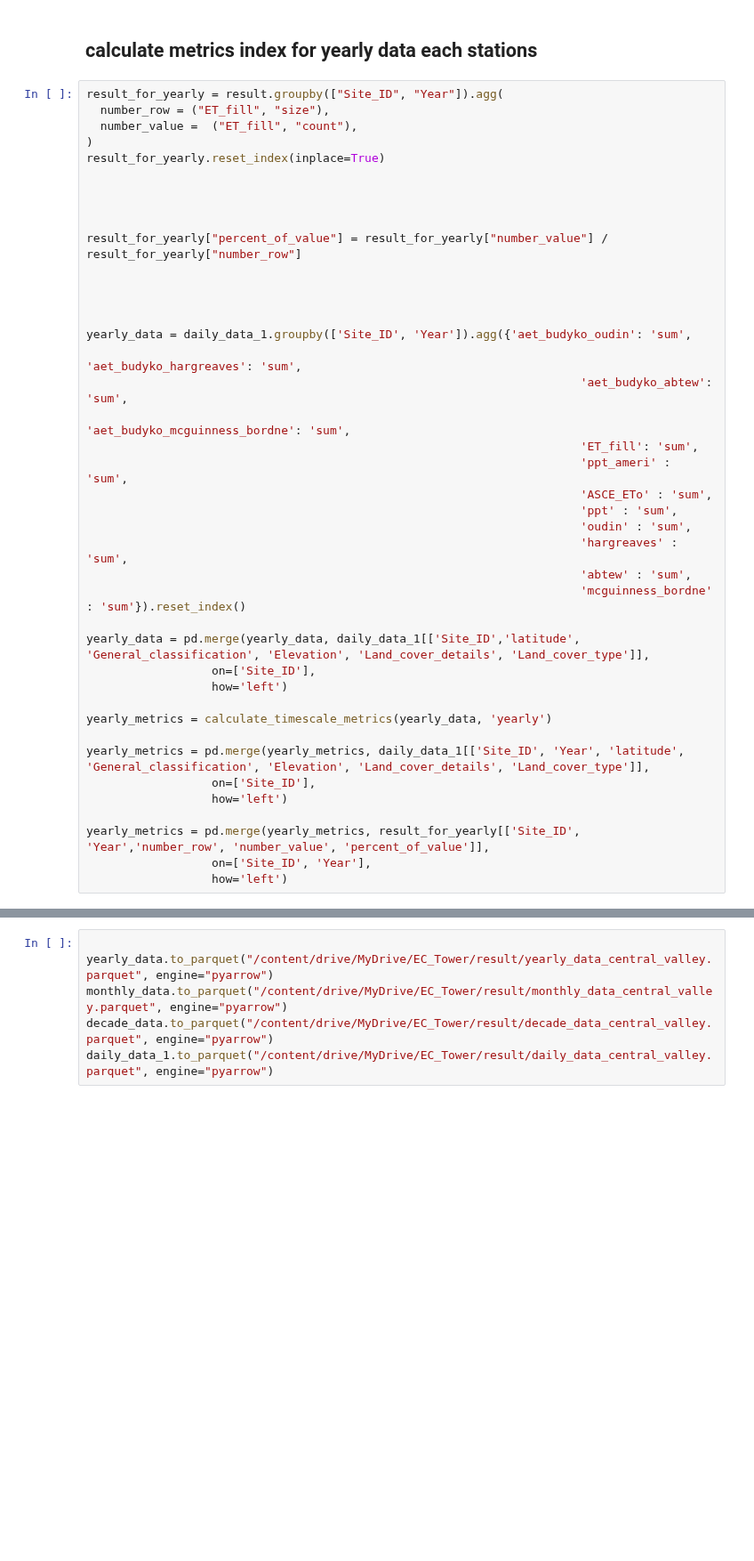
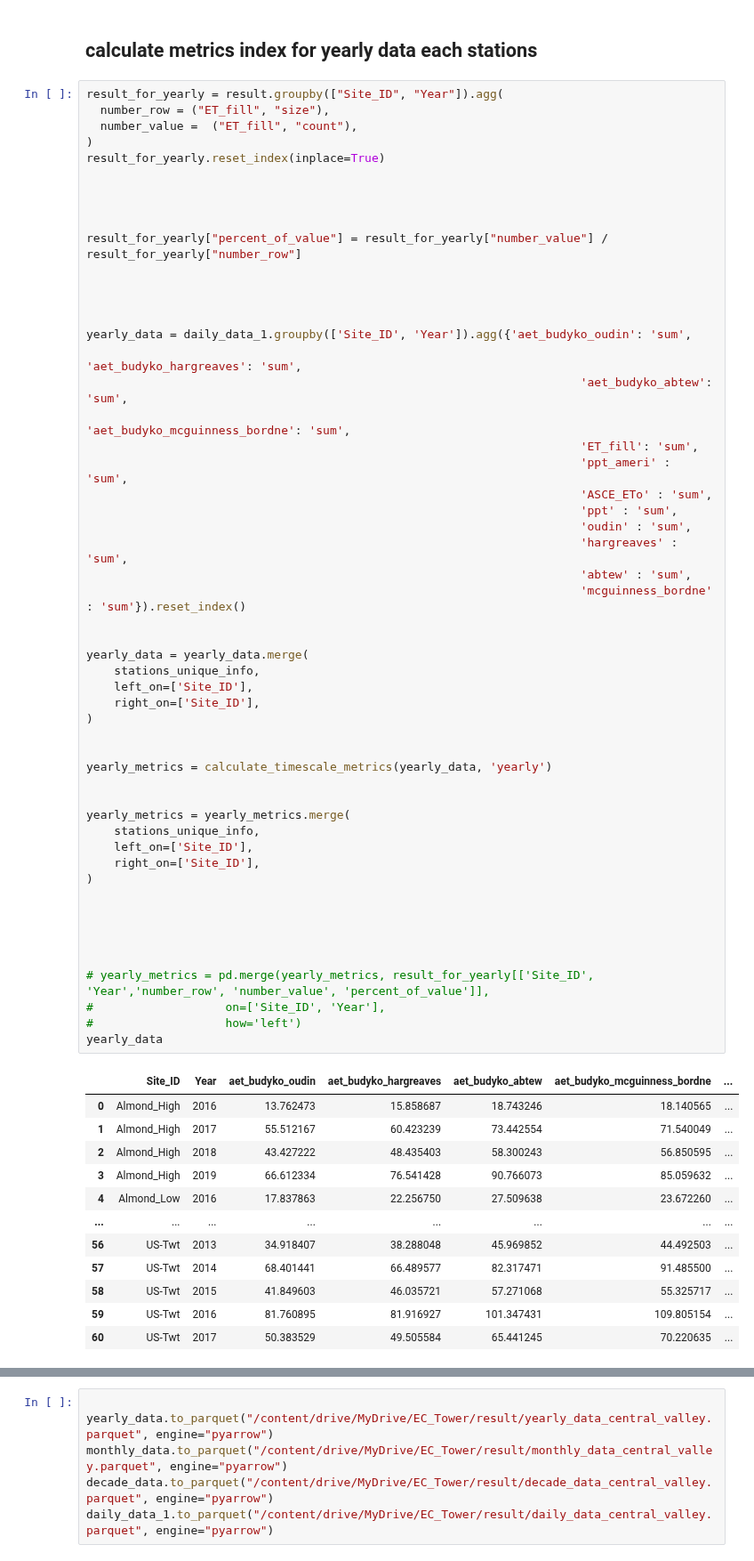
Before and after one commit to mahdi98mnm/download_PRISM_data, a Jupyter notebook: PRISM_tmin_stable_4kmD2_20160612_nc/calculate_ETo.ipynb, the cells around one changed output, grey strips where cells are left out. Shown at 89% size. Saved outputs shown, nothing was run; the diff lists cells and outputs as text; blank space fills up the shorter version.

```diff
--- a/PRISM_tmin_stable_4kmD2_20160612_nc/calculate_ETo.ipynb
+++ b/PRISM_tmin_stable_4kmD2_20160612_nc/calculate_ETo.ipynb
@@ -667,39 +726,64 @@ result_for_yearly = result.groupby(["Site_ID", "Year"]).agg(
   number_row = ("ET_fill", "size"),
   number_value =  ("ET_fill", "count"),
 )
 result_for_yearly.reset_index(inplace=True)
 
 
 
 
 result_for_yearly["percent_of_value"] = result_for_yearly["number_value"] / result_for_yearly["number_row"]
 
 
 
 
 yearly_data = daily_data_1.groupby(['Site_ID', 'Year']).agg({'aet_budyko_oudin': 'sum',
                                                                        'aet_budyko_hargreaves': 'sum',
                                                                        'aet_budyko_abtew': 'sum',
                                                                        'aet_budyko_mcguinness_bordne': 'sum',
                                                                        'ET_fill': 'sum',
                                                                        'ppt_ameri' : 'sum',
                                                                        'ASCE_ETo' : 'sum',
                                                                        'ppt' : 'sum',
                                                                        'oudin' : 'sum',
                                                                        'hargreaves' : 'sum',
                                                                        'abtew' : 'sum',
                                                                        'mcguinness_bordne' : 'sum'}).reset_index()
 
-yearly_data = pd.merge(yearly_data, daily_data_1[['Site_ID','latitude', 'General_classification', 'Elevation', 'Land_cover_details', 'Land_cover_type']],
-                  on=['Site_ID'],
-                  how='left')
+
+yearly_data = yearly_data.merge(
+    stations_unique_info,
+    left_on=['Site_ID'],
+    right_on=['Site_ID'],
+)
+
 
 yearly_metrics = calculate_timescale_metrics(yearly_data, 'yearly')
 
-yearly_metrics = pd.merge(yearly_metrics, daily_data_1[['Site_ID', 'Year', 'latitude', 'General_classification', 'Elevation', 'Land_cover_details', 'Land_cover_type']],
-                  on=['Site_ID'],
-                  how='left')
 
-yearly_metrics = pd.merge(yearly_metrics, result_for_yearly[['Site_ID', 'Year','number_row', 'number_value', 'percent_of_value']],
-                  on=['Site_ID', 'Year'],
-                  how='left')
+yearly_metrics = yearly_metrics.merge(
+    stations_unique_info,
+    left_on=['Site_ID'],
+    right_on=['Site_ID'],
+)
+
+
+
+
+
+# yearly_metrics = pd.merge(yearly_metrics, result_for_yearly[['Site_ID', 'Year','number_row', 'number_value', 'percent_of_value']],
+#                   on=['Site_ID', 'Year'],
+#                   how='left')
+yearly_data
+# %% [output]
+|  | Site_ID | Year | aet_budyko_oudin | aet_budyko_hargreaves | aet_budyko_abtew | aet_budyko_mcguinness_bordne | ... |
+| 0 | Almond_High | 2016 | 13.762473 | 15.858687 | 18.743246 | 18.140565 | ... |
+| 1 | Almond_High | 2017 | 55.512167 | 60.423239 | 73.442554 | 71.540049 | ... |
+| 2 | Almond_High | 2018 | 43.427222 | 48.435403 | 58.300243 | 56.850595 | ... |
+| 3 | Almond_High | 2019 | 66.612334 | 76.541428 | 90.766073 | 85.059632 | ... |
+| 4 | Almond_Low | 2016 | 17.837863 | 22.256750 | 27.509638 | 23.672260 | ... |
+| ... | ... | ... | ... | ... | ... | ... | ... |
+| 56 | US-Twt | 2013 | 34.918407 | 38.288048 | 45.969852 | 44.492503 | ... |
+| 57 | US-Twt | 2014 | 68.401441 | 66.489577 | 82.317471 | 91.485500 | ... |
+| 58 | US-Twt | 2015 | 41.849603 | 46.035721 | 57.271068 | 55.325717 | ... |
+| 59 | US-Twt | 2016 | 81.760895 | 81.916927 | 101.347431 | 109.805154 | ... |
+| 60 | US-Twt | 2017 | 50.383529 | 49.505584 | 65.441245 | 70.220635 | ... |
```
Also changed, not shown: parts of 6 cells of this notebook.
